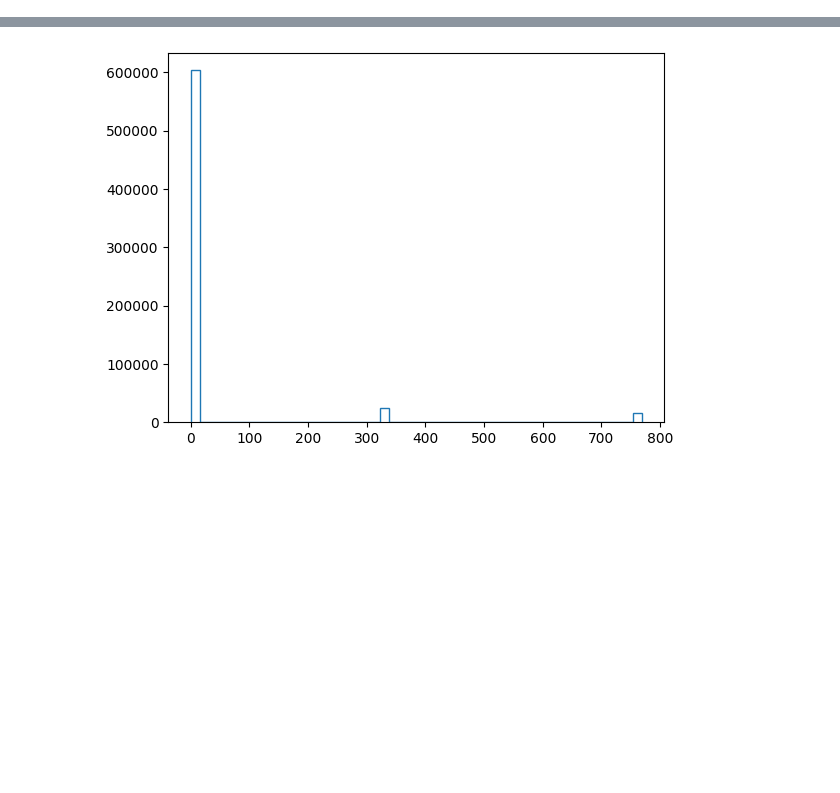
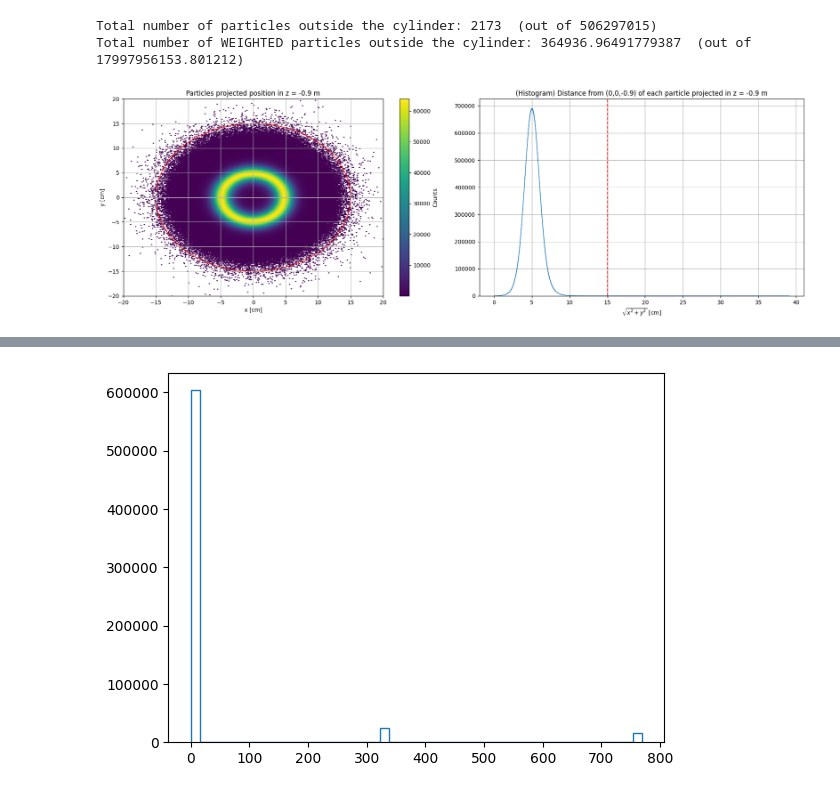
Before and after one commit to lfpc/MuonsAndMatter, a Jupyter notebook: data/see_input.ipynb, the cells around one changed output, grey strips where cells are left out. Cells and saved outputs as stored; diff of their text form; code cells hidden in the pictures; blank space fills up the shorter version.

```diff
--- a/data/see_input.ipynb
+++ b/data/see_input.ipynb
@@ -168,3 +210,42 @@ z_full.min()+2.345
+# %%
+def propagate_free_muons(dist,px,py,pz,x,y,z, epsilon = 1e-12):
+    znew = z + dist
+    x_new = x + dist*px/(pz+epsilon)
+    y_new = y + dist*py/(pz+epsilon)
+    return x_new,y_new
+final_z= -2.345+0.9
+dist = final_z - z_full
+x_propagated, y_propagated = propagate_free_muons(dist,px_full,py_full,pz_full,x_full,y_full,z_full)
+# %%
+print('Total number of particles outside the cylinder:', np.sum(np.sqrt(x_propagated[z_full<-0.9]**2 + y_propagated[z_full<-0.9]**2)>0.15), f' (out of {data_full[z_full<-0.9].shape[0]})')
+print('Total number of WEIGHTED particles outside the cylinder:', np.sum(data_full[:,-1][z_full<-0.9][np.sqrt(x_propagated[z_full<-0.9]**2 + y_propagated[z_full<-0.9]**2)>0.15]), f' (out of {data_full[:,-1][z_full<-0.9].sum()})')
+fig, axes = plt.subplots(1, 2, figsize=(18, 6))
+
+# First subplot
+axes[0].set_xlim(-20, 20)
+axes[0].set_ylim(-20, 20)
+hb = axes[0].hexbin(x_propagated[z_full<-0.9]*100, y_propagated[z_full<-0.9]*100, gridsize=500, cmap='viridis', mincnt=1)
+circ = plt.Circle((0, 0), 15, color='r', fill=False)
+axes[0].add_patch(circ)
+fig.colorbar(hb, ax=axes[0], label='Counts')
+axes[0].set_xlabel('x [cm]')
+axes[0].set_ylabel('y [cm]')
+axes[0].set_title("Particles projected position in z = -0.9 m")
+axes[0].grid()
+
+# Second subplot
+axes[1].hist(np.sqrt(x_propagated[z_full<-0.9]**2 + y_propagated[z_full<-0.9]**2)*100, bins='auto', histtype='step')
+axes[1].axvline(15, color='r', linestyle='--')
+axes[1].set_xlabel(r'$\sqrt{x^2 + y^2}$ [cm]')
+axes[1].set_title('(Histogram) Distance from (0,0,-0.9) of each particle projected in z = -0.9 m')
+axes[1].grid()
+
+plt.tight_layout()
+plt.show()
+# %% [output]
+Total number of particles outside the cylinder: 2173  (out of 506297015)
+Total number of WEIGHTED particles outside the cylinder: 364936.96491779387  (out of 17997956153.801212)
+[figure, added]
 # %%
 hist2d((p,pt),(p_full,pt_full))
 # %% [output]
```
Also changed, not shown: parts of 19 cells of this notebook, 26 other files.
